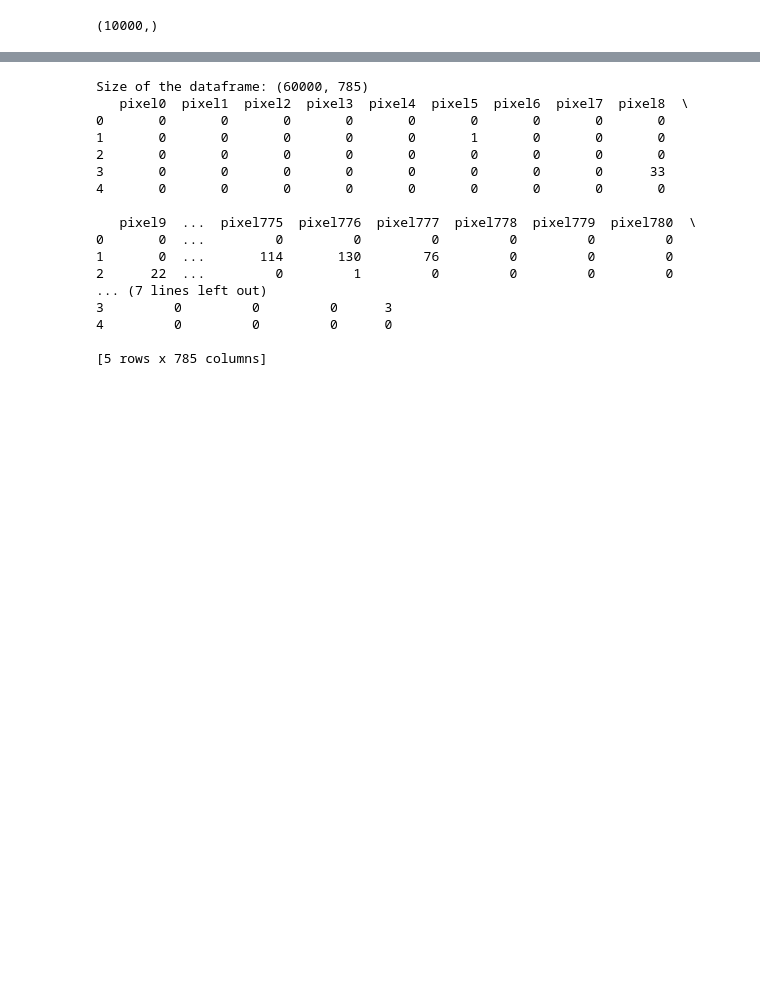
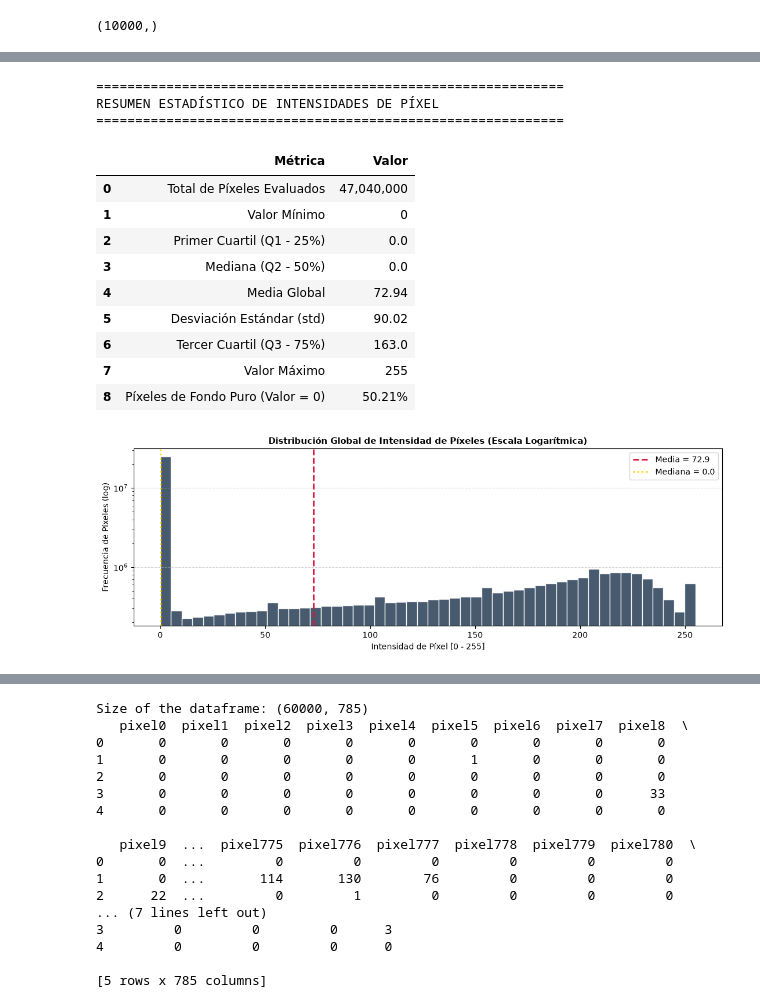
Before and after one commit to Ezra3578/MachineLearning, a Jupyter notebook: Workshop_1/code/SupervisedLearning.ipynb, the cells around one changed output, grey strips where cells are left out. Saved outputs shown, nothing was run; the diff lists cells and outputs as text; code cells hidden in the pictures; blank space fills up the shorter version.

```diff
--- a/Workshop_1/code/SupervisedLearning.ipynb
+++ b/Workshop_1/code/SupervisedLearning.ipynb
@@ -224,0 +475,61 @@ Pullover
+# %%
+# 2.4 Estadísticas globales de píxeles e histograma
+pixel_vals = X_train_2d.flatten()
+
+stats_summary = pd.DataFrame({
+    "Métrica": [
+        "Total de Píxeles Evaluados",
+        "Valor Mínimo",
+        "Primer Cuartil (Q1 - 25%)",
+        "Mediana (Q2 - 50%)",
+        "Media Global",
+        "Desviación Estándar (std)",
+        "Tercer Cuartil (Q3 - 75%)",
+        "Valor Máximo",
+        "Píxeles de Fondo Puro (Valor = 0)"
+    ],
+    "Valor": [
+        f"{len(pixel_vals):,}",
+        f"{pixel_vals.min()}",
+        f"{np.percentile(pixel_vals, 25):.1f}",
+        f"{np.median(pixel_vals):.1f}",
+        f"{pixel_vals.mean():.2f}",
+        f"{pixel_vals.std():.2f}",
+        f"{np.percentile(pixel_vals, 75):.1f}",
+        f"{pixel_vals.max()}",
+        f"{(pixel_vals == 0).sum() / len(pixel_vals) * 100:.2f}%"
+    ]
+})
+
+print("=" * 60)
+print("RESUMEN ESTADÍSTICO DE INTENSIDADES DE PÍXEL")
+print("=" * 60)
+display(stats_summary)
+
+# Histograma de intensidad de píxeles
+plt.figure(figsize=(11, 4))
+plt.hist(pixel_vals, bins=50, color="#34495e", edgecolor="white", alpha=0.9, log=True)
+plt.title("Distribución Global de Intensidad de Píxeles (Escala Logarítmica)", fontsize=11, fontweight="bold")
+plt.xlabel("Intensidad de Píxel [0 - 255]", fontsize=10)
+plt.ylabel("Frecuencia de Píxeles (log)", fontsize=10)
+plt.axvline(pixel_vals.mean(), color="crimson", linestyle="--", linewidth=2, label=f"Media = {pixel_vals.mean():.1f}")
+plt.axvline(np.median(pixel_vals), color="gold", linestyle=":", linewidth=2, label=f"Mediana = {np.median(pixel_vals):.1f}")
+plt.grid(axis="y", linestyle="--", alpha=0.5)
+plt.legend()
+plt.tight_layout()
+plt.show()
+# %% [output]
+============================================================
+RESUMEN ESTADÍSTICO DE INTENSIDADES DE PÍXEL
+============================================================
+|  | Métrica | Valor |
+| 0 | Total de Píxeles Evaluados | 47,040,000 |
+| 1 | Valor Mínimo | 0 |
+| 2 | Primer Cuartil (Q1 - 25%) | 0.0 |
+| 3 | Mediana (Q2 - 50%) | 0.0 |
+| 4 | Media Global | 72.94 |
+| 5 | Desviación Estándar (std) | 90.02 |
+| 6 | Tercer Cuartil (Q3 - 75%) | 163.0 |
+| 7 | Valor Máximo | 255 |
+| 8 | Píxeles de Fondo Puro (Valor = 0) | 50.21% |
+[figure, added]
```
Also changed, not shown: parts of 18 cells of this notebook, 2 other files.
